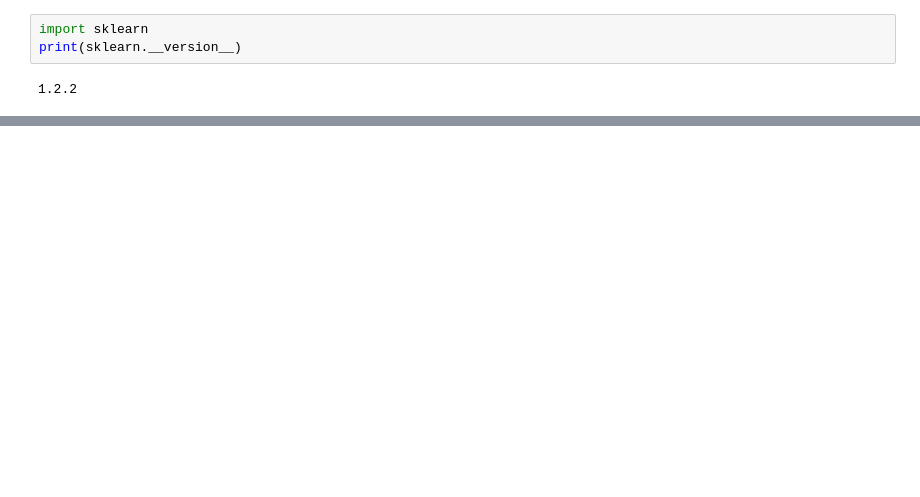
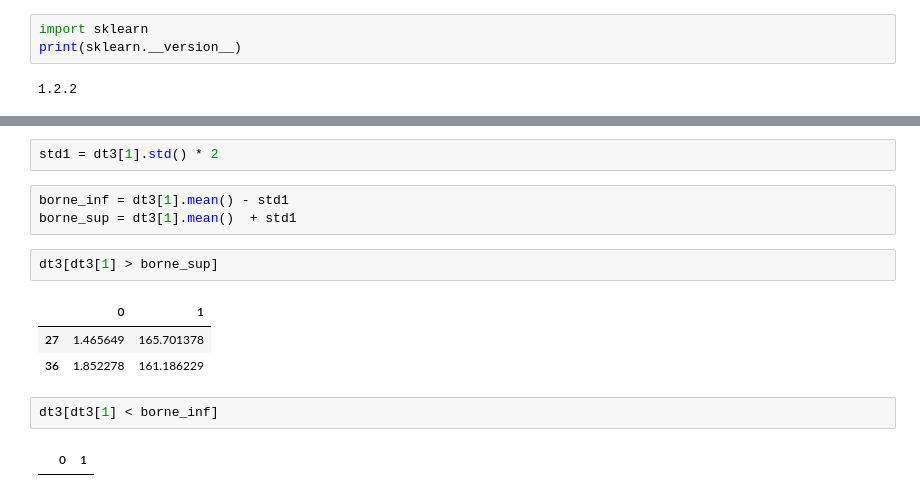
Before and after one commit to germanlinux/notebooks, a Jupyter notebook: python_datasc/delete_row.ipynb, the cells around one changed output, grey strips where cells are left out. Saved outputs shown, nothing was run; the diff lists cells and outputs as text; blank space fills up the shorter version.

```diff
--- a/python_datasc/delete_row.ipynb
+++ b/python_datasc/delete_row.ipynb
@@ -280,0 +246,15 @@ dt3[0].std()
+# %%
+std1 = dt3[1].std() * 2
+# %%
+borne_inf = dt3[1].mean() - std1
+borne_sup = dt3[1].mean()  + std1
+# %%
+dt3[dt3[1] > borne_sup]
+# %% [output]
+|  | 0 | 1 |
+| 27 | 1.465649 | 165.701378 |
+| 36 | 1.852278 | 161.186229 |
+# %%
+dt3[dt3[1] < borne_inf]
+# %% [output]
+|  | 0 | 1 |
```
Also changed, not shown: parts of 39 cells of this notebook, 1 other file.
